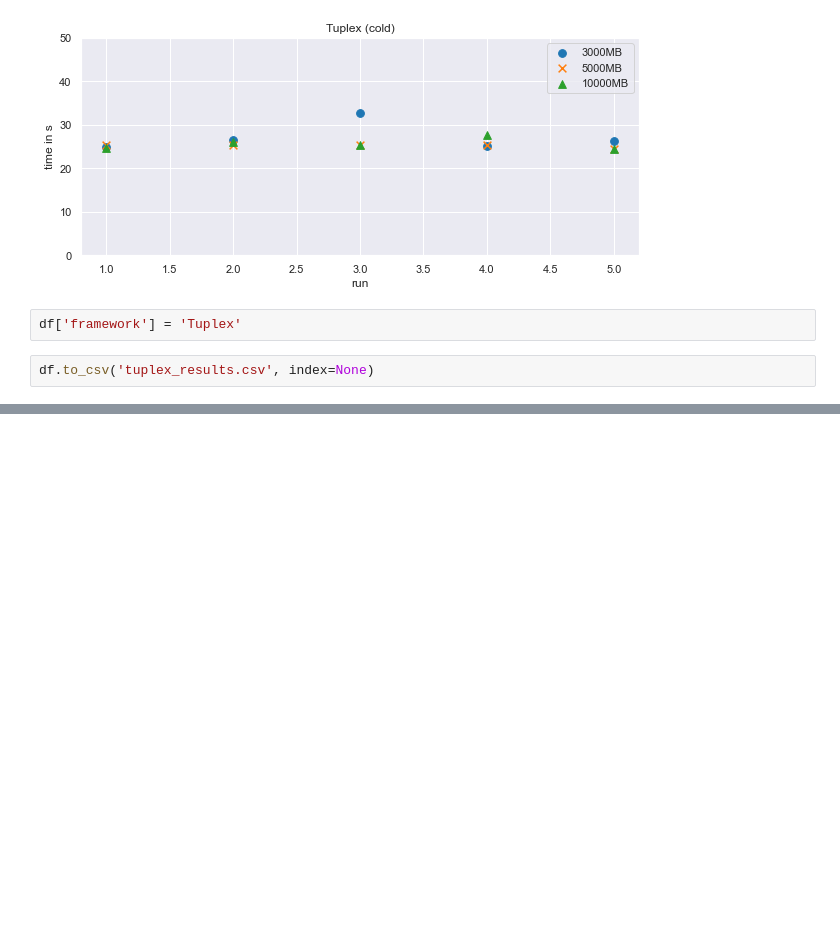
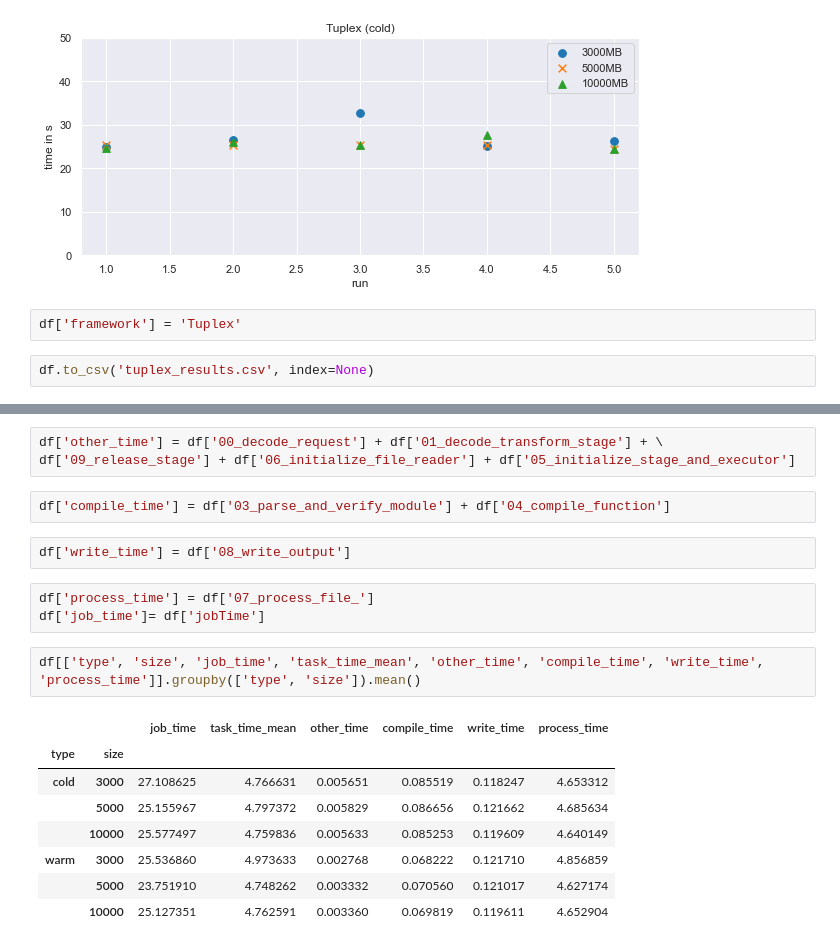
Before and after one commit to tuplex/tuplex, a Jupyter notebook: benchmarks/distributed/tuplex/01_Analysis_Tuplex.ipynb, the cells around one changed output, grey strips where cells are left out. Cells and saved outputs as stored; diff of their text form; blank space fills up the shorter version.

```diff
--- a/benchmarks/distributed/tuplex/01_Analysis_Tuplex.ipynb
+++ b/benchmarks/distributed/tuplex/01_Analysis_Tuplex.ipynb
@@ -137,0 +195,21 @@ df.to_csv('tuplex_results.csv', index=None)
+# %%
+df['other_time'] = df['00_decode_request'] + df['01_decode_transform_stage'] + \
+df['09_release_stage'] + df['06_initialize_file_reader'] + df['05_initialize_stage_and_executor']
+# %%
+df['compile_time'] = df['03_parse_and_verify_module'] + df['04_compile_function']
+# %%
+df['write_time'] = df['08_write_output']
+# %%
+df['process_time'] = df['07_process_file_']
+df['job_time']= df['jobTime']
+# %%
+df[['type', 'size', 'job_time', 'task_time_mean', 'other_time', 'compile_time', 'write_time', 'process_time']].groupby(['type', 'size']).mean()
+# %% [output]
+|  |  | job_time | task_time_mean | other_time | compile_time | write_time | process_time |
+| type | size |  |  |  |  |  |  |
+| cold | 3000 | 27.108625 | 4.766631 | 0.005651 | 0.085519 | 0.118247 | 4.653312 |
+|  | 5000 | 25.155967 | 4.797372 | 0.005829 | 0.086656 | 0.121662 | 4.685634 |
+|  | 10000 | 25.577497 | 4.759836 | 0.005633 | 0.085253 | 0.119609 | 4.640149 |
+| warm | 3000 | 25.536860 | 4.973633 | 0.002768 | 0.068222 | 0.121710 | 4.856859 |
+|  | 5000 | 23.751910 | 4.748262 | 0.003332 | 0.070560 | 0.121017 | 4.627174 |
+|  | 10000 | 25.127351 | 4.762591 | 0.003360 | 0.069819 | 0.119611 | 4.652904 |
```
Also changed, not shown: parts of 12 cells of this notebook, 1 other file.
